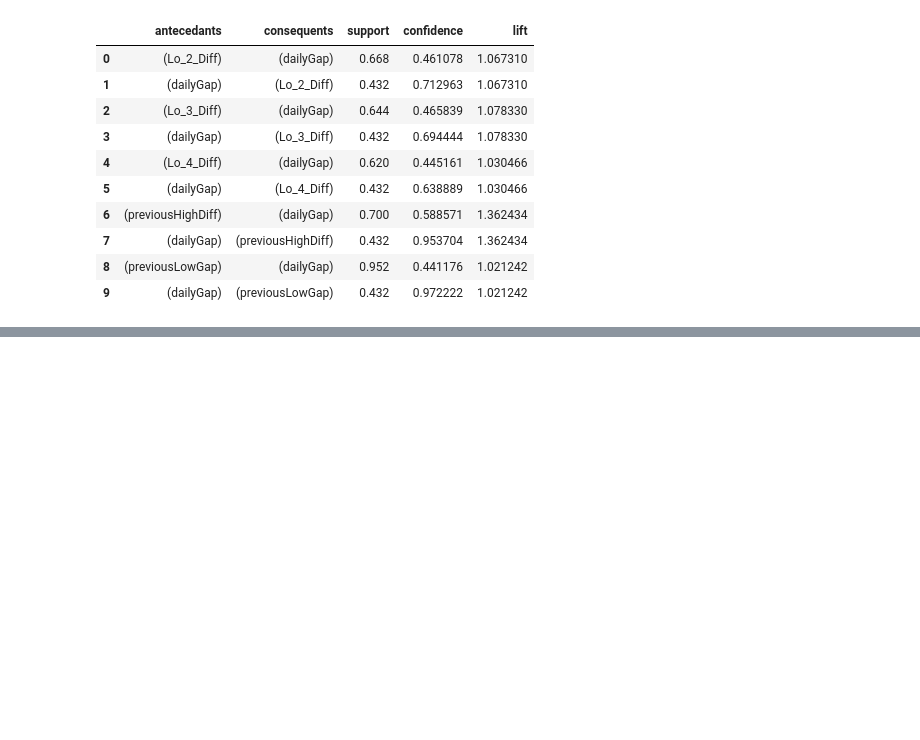
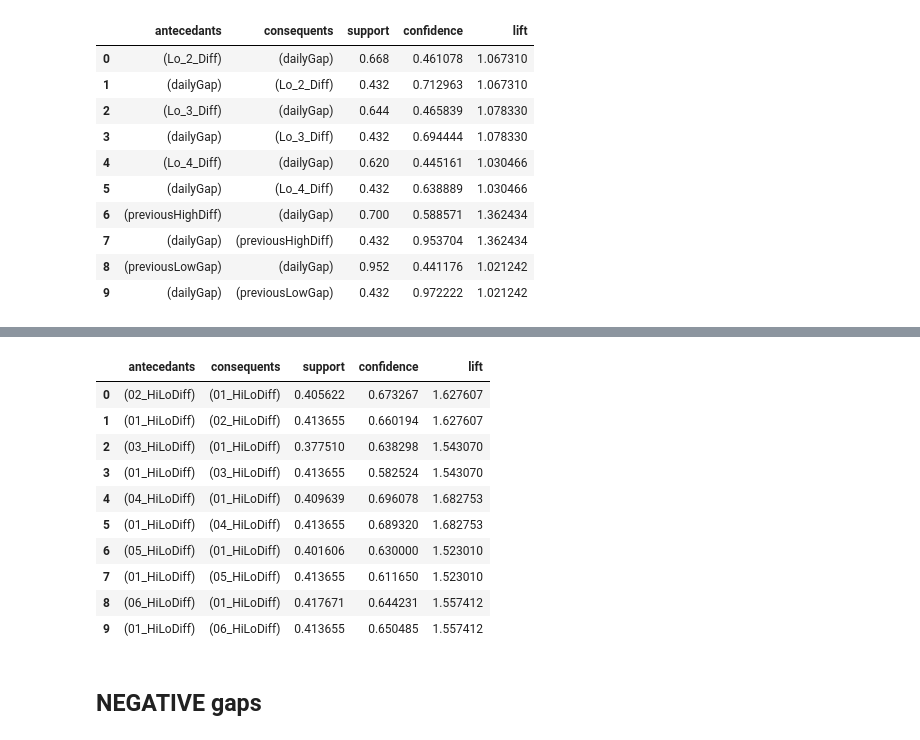
Before and after one commit to zarak/Xrules, a Jupyter notebook: notebooks/Rules.ipynb, the cells around one changed output, grey strips where cells are left out. Saved outputs shown, nothing was run; the diff lists cells and outputs as text; code cells hidden in the pictures; blank space fills up the shorter version.

```diff
--- a/notebooks/Rules.ipynb
+++ b/notebooks/Rules.ipynb
@@ -742,0 +825,6 @@ rules3.head(10)
+# %%
+# 1 when gaps are positive
+part_basket2 = first50withhilo[['dailyGap', 'previousHighDiff', 'previousLowDiff',
+                 'previousHighGap', 'previousLowGap']].applymap(lambda x: 0 if x <= 0 else 1)
+# %%
+new_basket = pd.concat([part_basket1, part_basket2], axis=1)
@@ -742,0 +841,21 @@ rules3.head(10)
+# %%
+frequent_itemsets4 = apriori(new_basket, min_support=0.20, use_colnames=True, max_len=5)
+# %%
+rules4 = association_rules(frequent_itemsets4, metric="lift", min_threshold=1)
+# %%
+# These are the associations when there are upward price movements only
+rules4.head(10)
+# %% [output]
+|  | antecedants | consequents | support | confidence | lift |
+| 0 | (02_HiLoDiff) | (01_HiLoDiff) | 0.405622 | 0.673267 | 1.627607 |
+| 1 | (01_HiLoDiff) | (02_HiLoDiff) | 0.413655 | 0.660194 | 1.627607 |
+| 2 | (03_HiLoDiff) | (01_HiLoDiff) | 0.377510 | 0.638298 | 1.543070 |
+| 3 | (01_HiLoDiff) | (03_HiLoDiff) | 0.413655 | 0.582524 | 1.543070 |
+| 4 | (04_HiLoDiff) | (01_HiLoDiff) | 0.409639 | 0.696078 | 1.682753 |
+| 5 | (01_HiLoDiff) | (04_HiLoDiff) | 0.413655 | 0.689320 | 1.682753 |
+| 6 | (05_HiLoDiff) | (01_HiLoDiff) | 0.401606 | 0.630000 | 1.523010 |
+| 7 | (01_HiLoDiff) | (05_HiLoDiff) | 0.413655 | 0.611650 | 1.523010 |
+| 8 | (06_HiLoDiff) | (01_HiLoDiff) | 0.417671 | 0.644231 | 1.557412 |
+| 9 | (01_HiLoDiff) | (06_HiLoDiff) | 0.413655 | 0.650485 | 1.557412 |
+# %% [markdown]
+## NEGATIVE gaps
```
Also changed, not shown: parts of 25 cells of this notebook, 1 other file.
